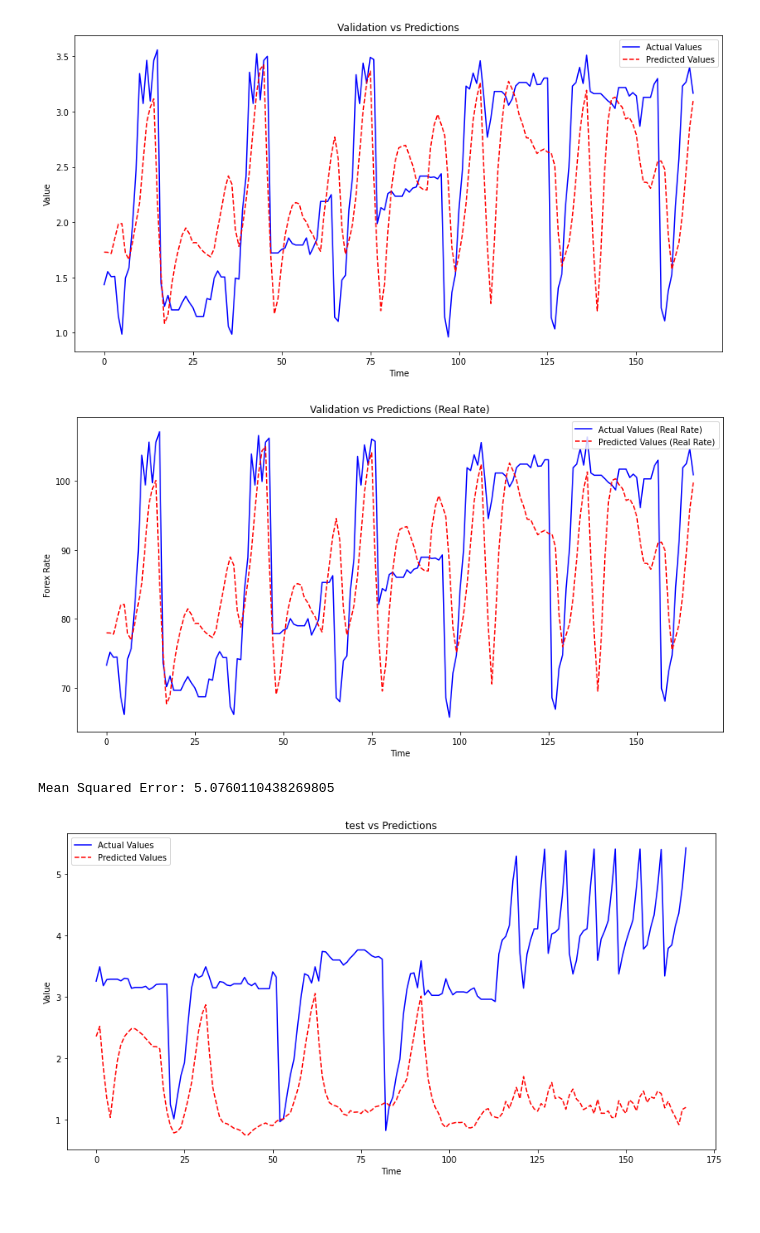
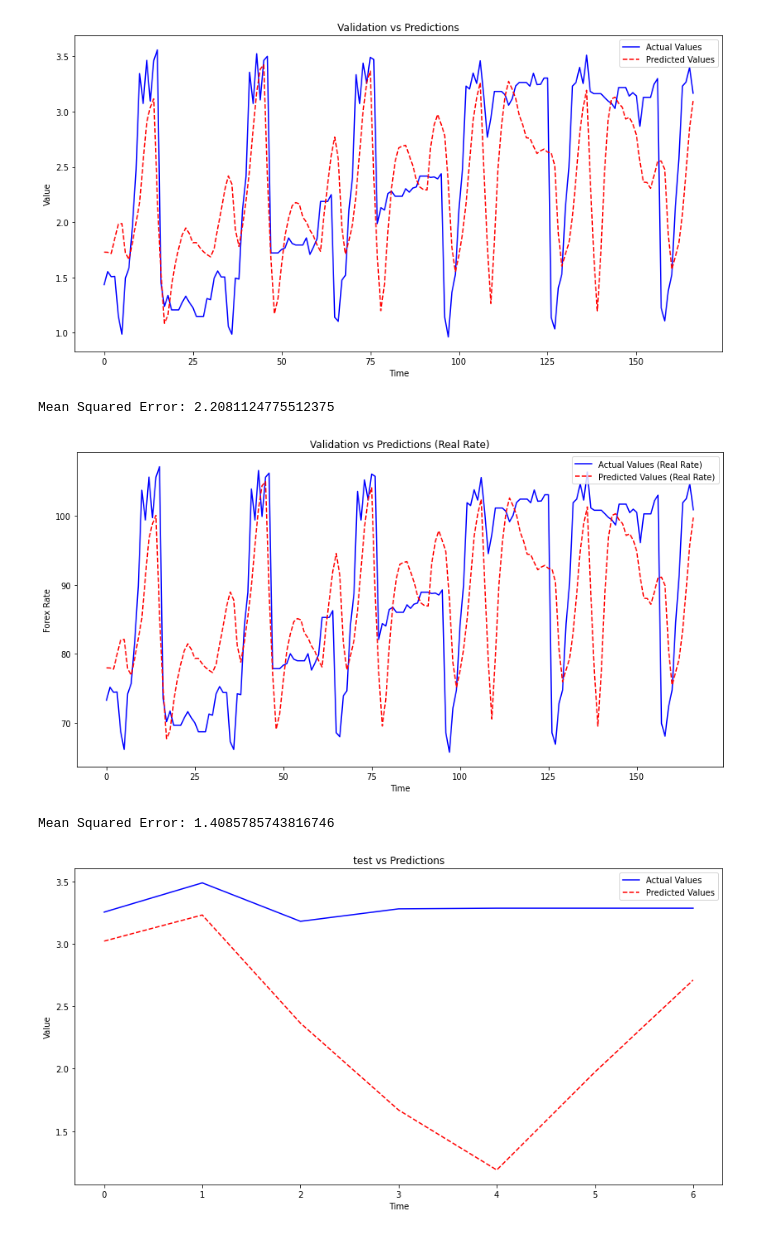
Before and after one commit to Uriah372-DS/Fintech-Project, a Jupyter notebook: model.ipynb, the cells around one changed output. Cells and saved outputs as stored; diff of their text form; code cells hidden in the pictures.

```diff
--- a/model.ipynb
+++ b/model.ipynb
@@ -186,6 +186,9 @@ predictions_inverse = scaler_train.inverse_transform(np.column_stack([val_scaled
 # Extract the 'Close' column (assuming it's the last column after inverse transforming)
 y_val_real = y_val_inverse[:, -1]
 predictions_real = predictions_inverse[:, -1]
+
+mse = mean_squared_error(y_val_inverse, predictions_inverse)
+print(f"Mean Squared Error: {mse}")
 
 # Plot validation vs predictions with real rates
 plt.figure(figsize=(14, 7))
@@ -202,40 +205,43 @@ plt.ylabel('Forex Rate')
 plt.legend()
 plt.show()
 # %% [output]
+Mean Squared Error: 2.2081124775512375
 [figure]
 # %%
 ##check mse and plot ##
 import matplotlib.pyplot as plt
 from sklearn.metrics import mean_squared_error
 
 
 # Assuming 'loaded_model' is your model and 'X_val' is your validation input data
 # and 'y_val' is your actual validation target data.
 
 # Make predictions
 predictions = model.predict(X_test)
 
+days_in_test = 7
+
 # Calculate MSE
-mse = mean_squared_error(y_test, predictions)
+mse = mean_squared_error(y_test[:days_in_test], predictions[:days_in_test])
 print(f"Mean Squared Error: {mse}")
 
 # Plot validation vs predictions
 plt.figure(figsize=(14, 7))
 
 # Plot actual values
-plt.plot(y_test, label='Actual Values', color='blue')
+plt.plot(y_test[:days_in_test], label='Actual Values', color='blue')
 
 # Plot predicted values
-plt.plot(predictions, label='Predicted Values', color='red', linestyle='--')
+plt.plot(predictions[:days_in_test], label='Predicted Values', color='red', linestyle='--')
 
 plt.title('test vs Predictions')
 plt.xlabel('Time')
 plt.ylabel('Value')
 plt.legend()
 plt.show()
 # %% [output]
-Mean Squared Error: 5.0760110438269805
+Mean Squared Error: 1.4085785743816746
-[figure, old version]
+[figure, new version]
 # %%
 model.save('my_model.h5')
 # %%
```
